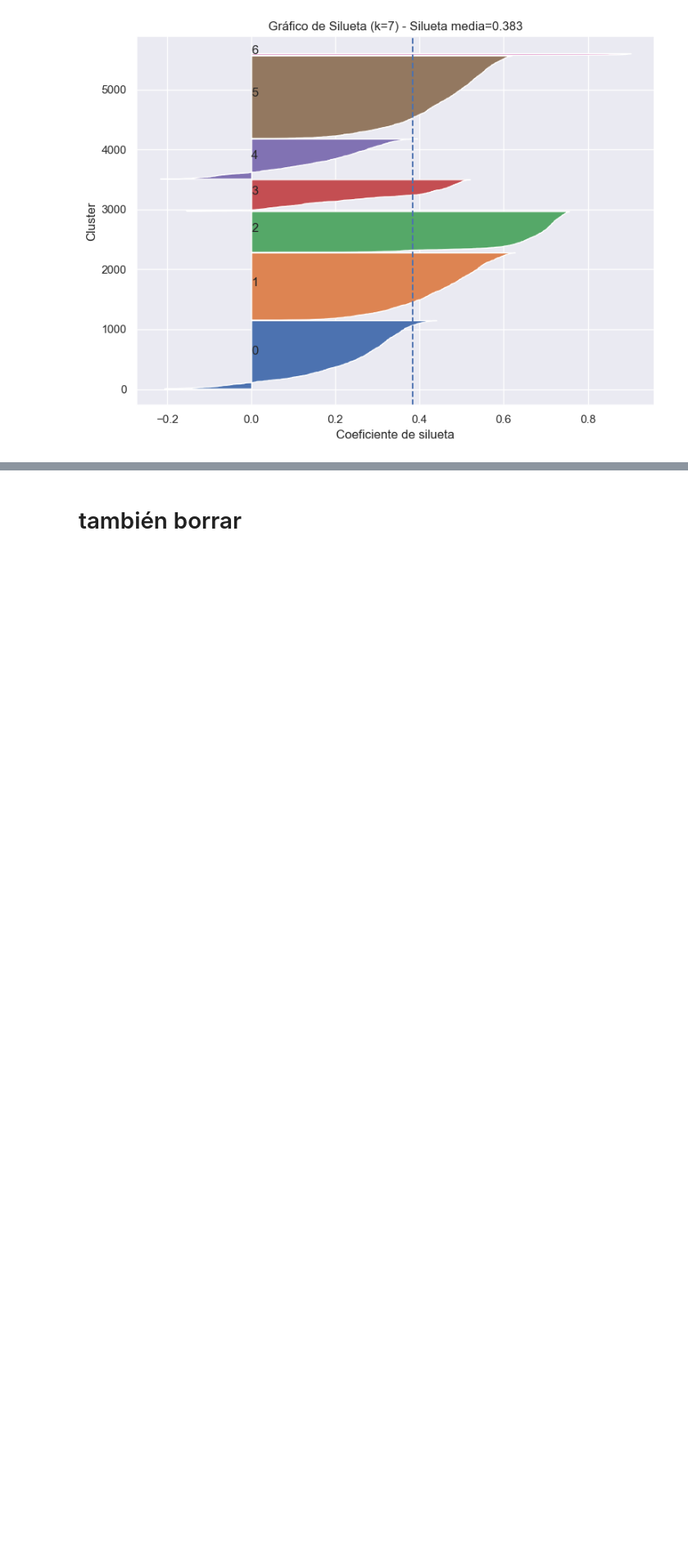
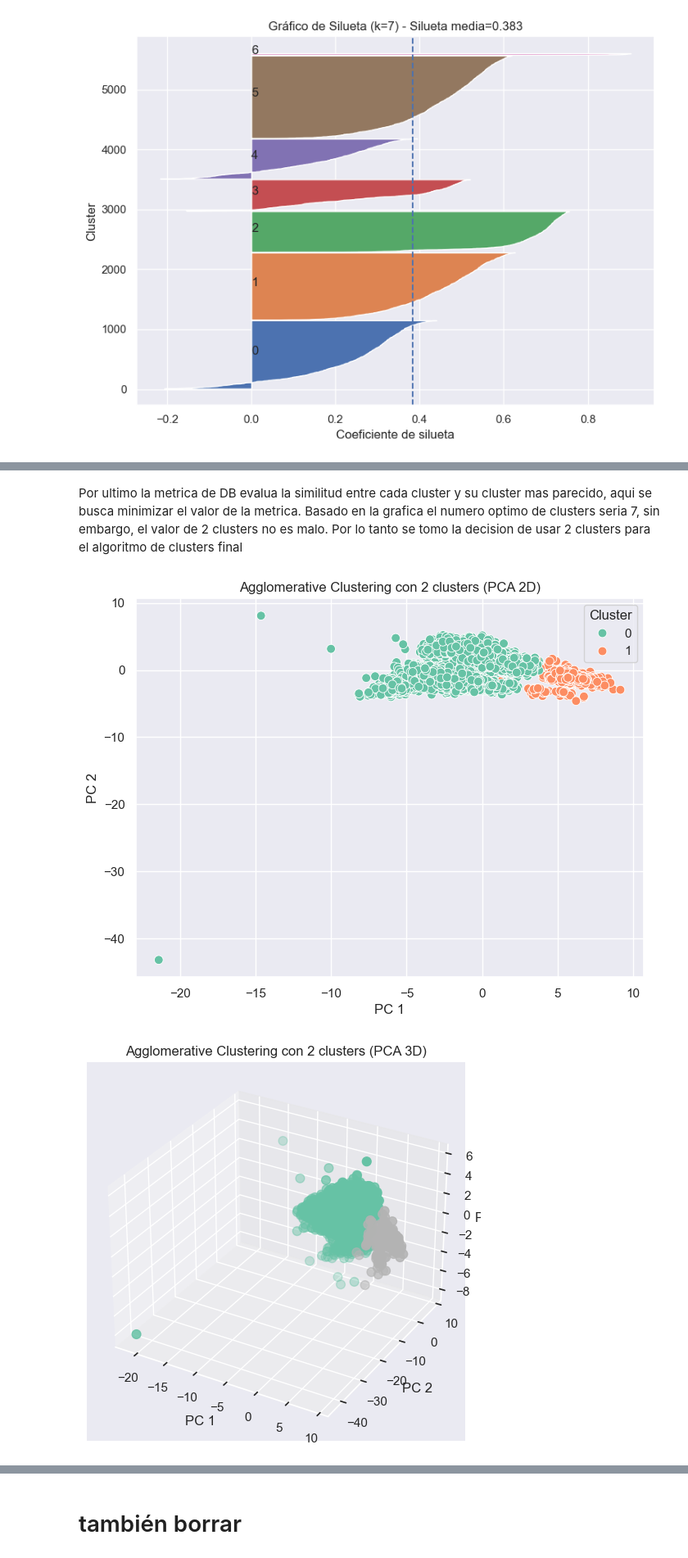
Before and after one commit to juandnn/ProyectoCafecitoMatutino-, a Jupyter notebook: laboratorio2.ipynb, the cells around one changed output, grey strips where cells are left out. Shown at 82% size. Saved outputs shown, nothing was run; the diff lists cells and outputs as text; code cells hidden in the pictures; blank space fills up the shorter version.

```diff
--- a/laboratorio2.ipynb
+++ b/laboratorio2.ipynb
@@ -650,0 +635,47 @@ Mejor k por silueta media ≈ 7 (score=0.305)
+# %% [markdown]
+Por ultimo la metrica de DB evalua la similitud entre cada cluster y su cluster mas parecido, aqui se busca minimizar el valor de la metrica. Basado en la grafica el numero optimo de clusters seria 7, sin embargo, el valor de 2 clusters no es malo. Por lo tanto se tomo la decision de usar 2 clusters para el algoritmo de clusters final
+# %%
+import matplotlib.pyplot as plt
+import seaborn as sns
+from sklearn.cluster import AgglomerativeClustering
+from sklearn.decomposition import PCA
+
+
+n_clusters = 2
+
+
+clustering = AgglomerativeClustering(n_clusters=n_clusters, linkage="ward")
+labels = clustering.fit_predict(X_full)
+
+
+df_std["Cluster"] = labels
+
+
+pca = PCA(n_components=2)
+X_pca = pca.fit_transform(X_full)
+
+plt.figure(figsize=(8,6))
+sns.scatterplot(x=X_pca[:,0], y=X_pca[:,1], hue=labels, palette="Set2", s=60)
+plt.title(f"Agglomerative Clustering con {n_clusters} clusters (PCA 2D)")
+plt.xlabel("PC 1")
+plt.ylabel("PC 2")
+plt.legend(title="Cluster")
+plt.show()
+
+
+pca3 = PCA(n_components=3)
+X_pca3 = pca3.fit_transform(X_full)
+
+fig = plt.figure(figsize=(8,6))
+ax = fig.add_subplot(111, projection="3d")
+scatter = ax.scatter(X_pca3[:,0], X_pca3[:,1], X_pca3[:,2],
+                     c=labels, cmap="Set2", s=60)
+
+ax.set_title(f"Agglomerative Clustering con {n_clusters} clusters (PCA 3D)")
+ax.set_xlabel("PC 1")
+ax.set_ylabel("PC 2")
+ax.set_zlabel("PC 3")
+plt.show()
+# %% [output]
+[figure, added]
+[figure, added]
```
Also changed, not shown: parts of 14 cells of this notebook.
